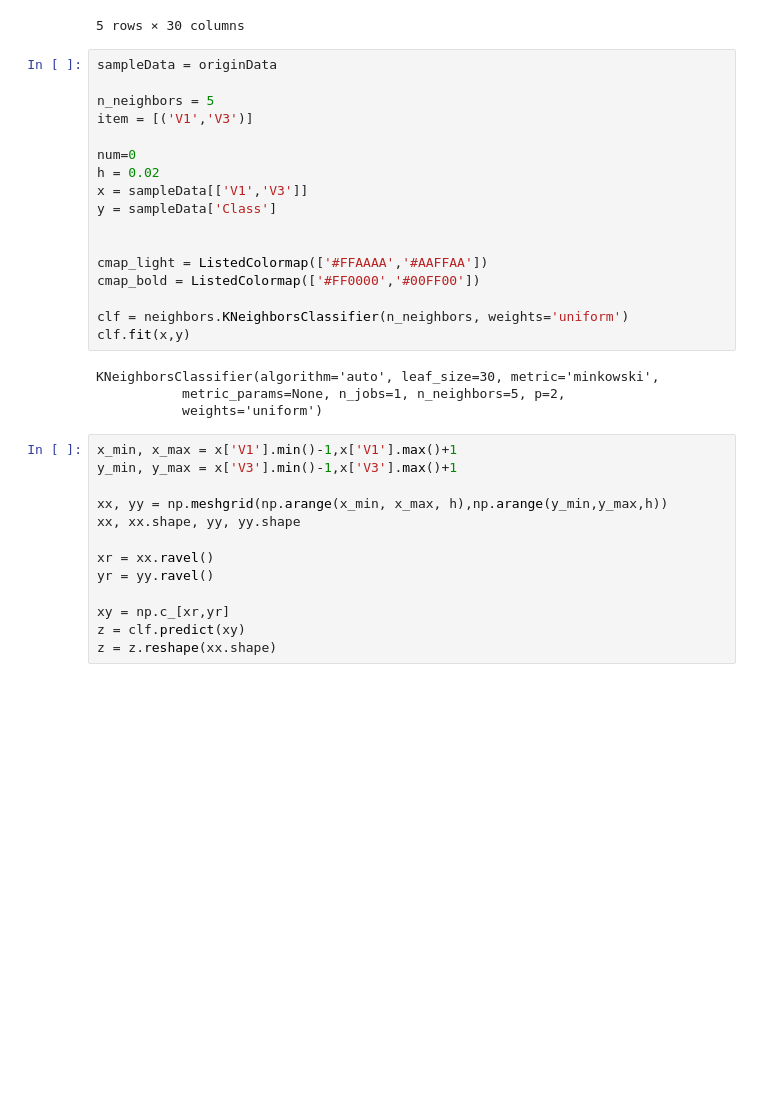
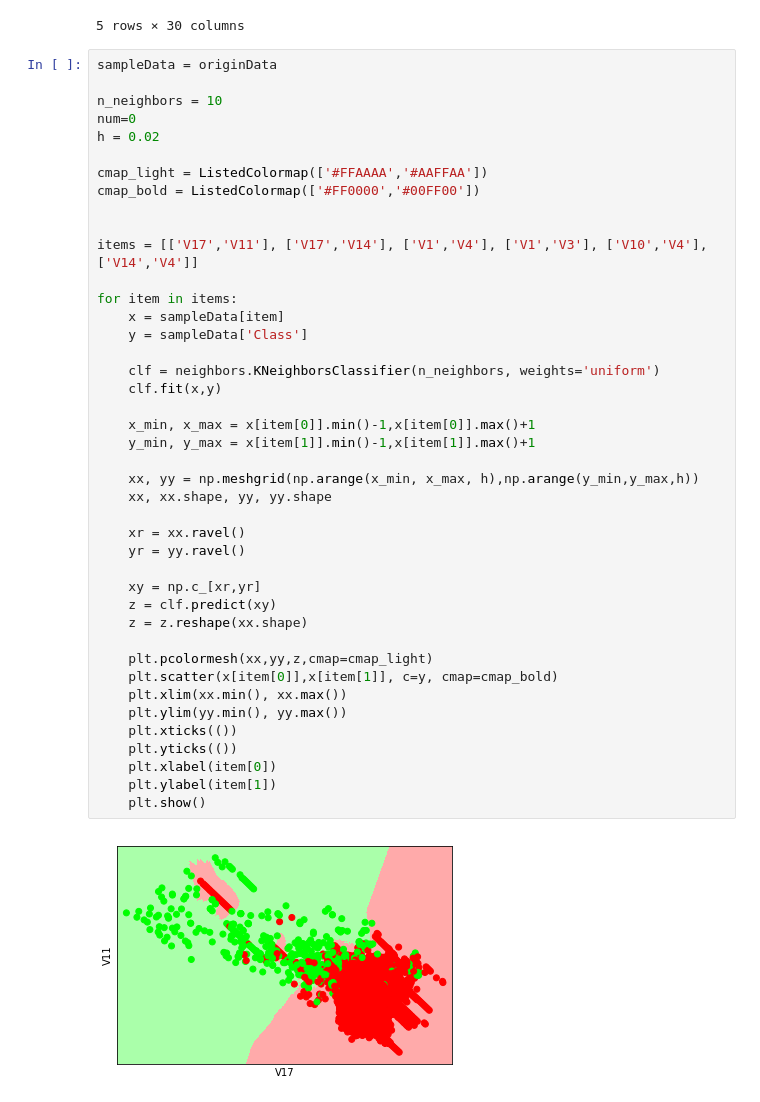
Before and after one commit to junohkwon/Python2_2, a Jupyter notebook: Ch34_KNN.ipynb, the cells around one changed output. Cells and saved outputs as stored; diff of their text form; blank space fills up the shorter version.

```diff
--- a/Ch34_KNN.ipynb
+++ b/Ch34_KNN.ipynb
@@ -18,37 +18,47 @@ originData.head()
 | 1.0 | -0.966272 | -0.185226 | 1.792993 | -0.863291 | -0.010309 | 1.247203 | 0.237609 | 0.377436 | -1.387024 | -0.054952 | ... | ... |
 | 2.0 | -1.158233 | 0.877737 | 1.548718 | 0.403034 | -0.407193 | 0.095921 | 0.592941 | -0.270533 | 0.817739 | 0.753074 | ... | ... |
 5 rows × 30 columns
-# %%
-sampleData = originData
-
-n_neighbors = 5
-item = [('V1','V3')]
-
-num=0
-h = 0.02
-x = sampleData[['V1','V3']]
-y = sampleData['Class']
-
-
-cmap_light = ListedColormap(['#FFAAAA','#AAFFAA'])
-cmap_bold = ListedColormap(['#FF0000','#00FF00'])
-
-clf = neighbors.KNeighborsClassifier(n_neighbors, weights='uniform')
-clf.fit(x,y)
-# %% [output]
-KNeighborsClassifier(algorithm='auto', leaf_size=30, metric='minkowski',
-           metric_params=None, n_jobs=1, n_neighbors=5, p=2,
-           weights='uniform')
 # %%
-x_min, x_max = x['V1'].min()-1,x['V1'].max()+1
-y_min, y_max = x['V3'].min()-1,x['V3'].max()+1
+sampleData = originData
 
-xx, yy = np.meshgrid(np.arange(x_min, x_max, h),np.arange(y_min,y_max,h))
-xx, xx.shape, yy, yy.shape
+n_neighbors = 10
+num=0
+h = 0.02
 
-xr = xx.ravel()
-yr = yy.ravel()
+cmap_light = ListedColormap(['#FFAAAA','#AAFFAA'])
+cmap_bold = ListedColormap(['#FF0000','#00FF00'])
 
-xy = np.c_[xr,yr]
-z = clf.predict(xy)
-z = z.reshape(xx.shape)
+
+items = [['V17','V11'], ['V17','V14'], ['V1','V4'], ['V1','V3'], ['V10','V4'], ['V14','V4']]
+
+for item in items:
+    x = sampleData[item]
+    y = sampleData['Class']
+
+    clf = neighbors.KNeighborsClassifier(n_neighbors, weights='uniform')
+    clf.fit(x,y)
+
+    x_min, x_max = x[item[0]].min()-1,x[item[0]].max()+1
+    y_min, y_max = x[item[1]].min()-1,x[item[1]].max()+1
+
+    xx, yy = np.meshgrid(np.arange(x_min, x_max, h),np.arange(y_min,y_max,h))
+    xx, xx.shape, yy, yy.shape
+
+    xr = xx.ravel()
+    yr = yy.ravel()
+
+    xy = np.c_[xr,yr]
+    z = clf.predict(xy)
+    z = z.reshape(xx.shape)
+
+    plt.pcolormesh(xx,yy,z,cmap=cmap_light)
+    plt.scatter(x[item[0]],x[item[1]], c=y, cmap=cmap_bold)
+    plt.xlim(xx.min(), xx.max())
+    plt.ylim(yy.min(), yy.max())
+    plt.xticks(())
+    plt.yticks(())
+    plt.xlabel(item[0])
+    plt.ylabel(item[1])
+    plt.show()
+# %% [output]
+[figure, added]
```
Also changed, not shown: parts of 2 cells of this notebook, 3 other files.
